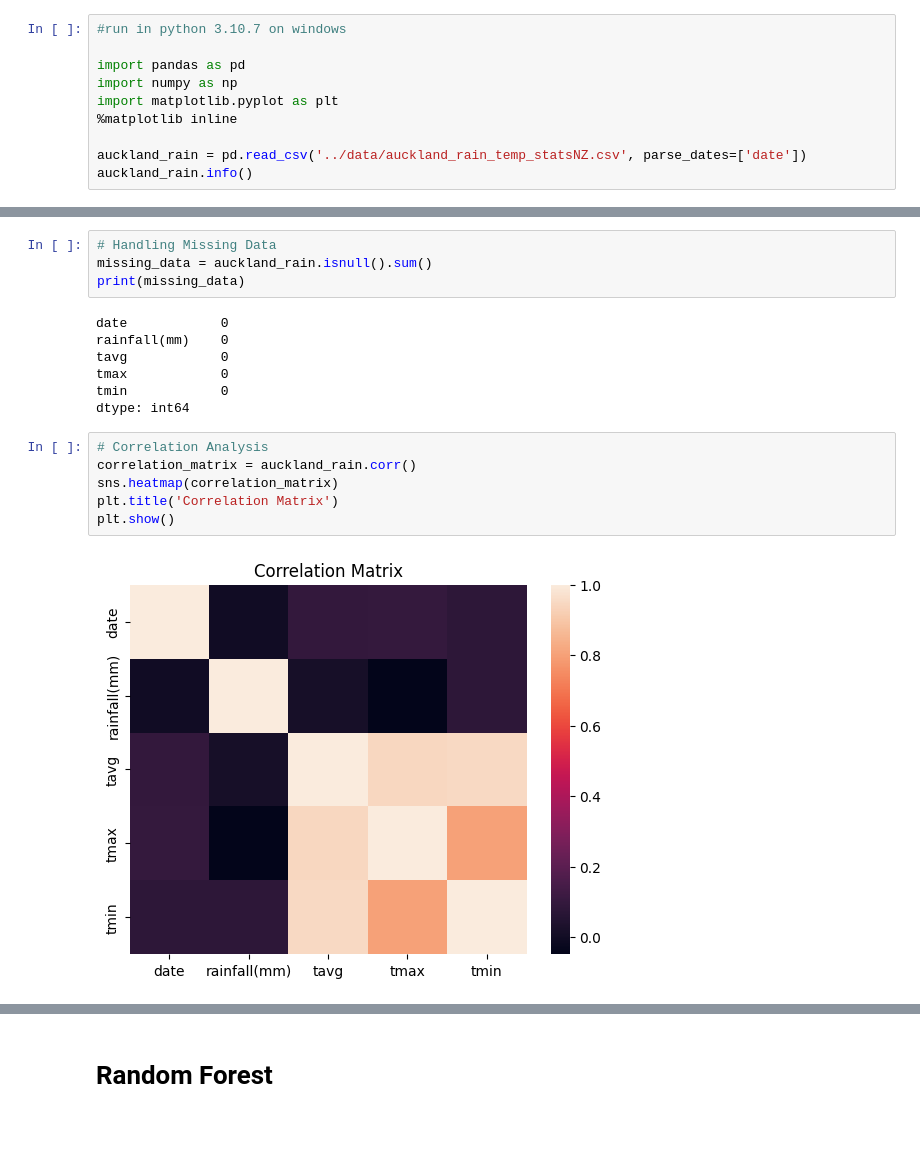
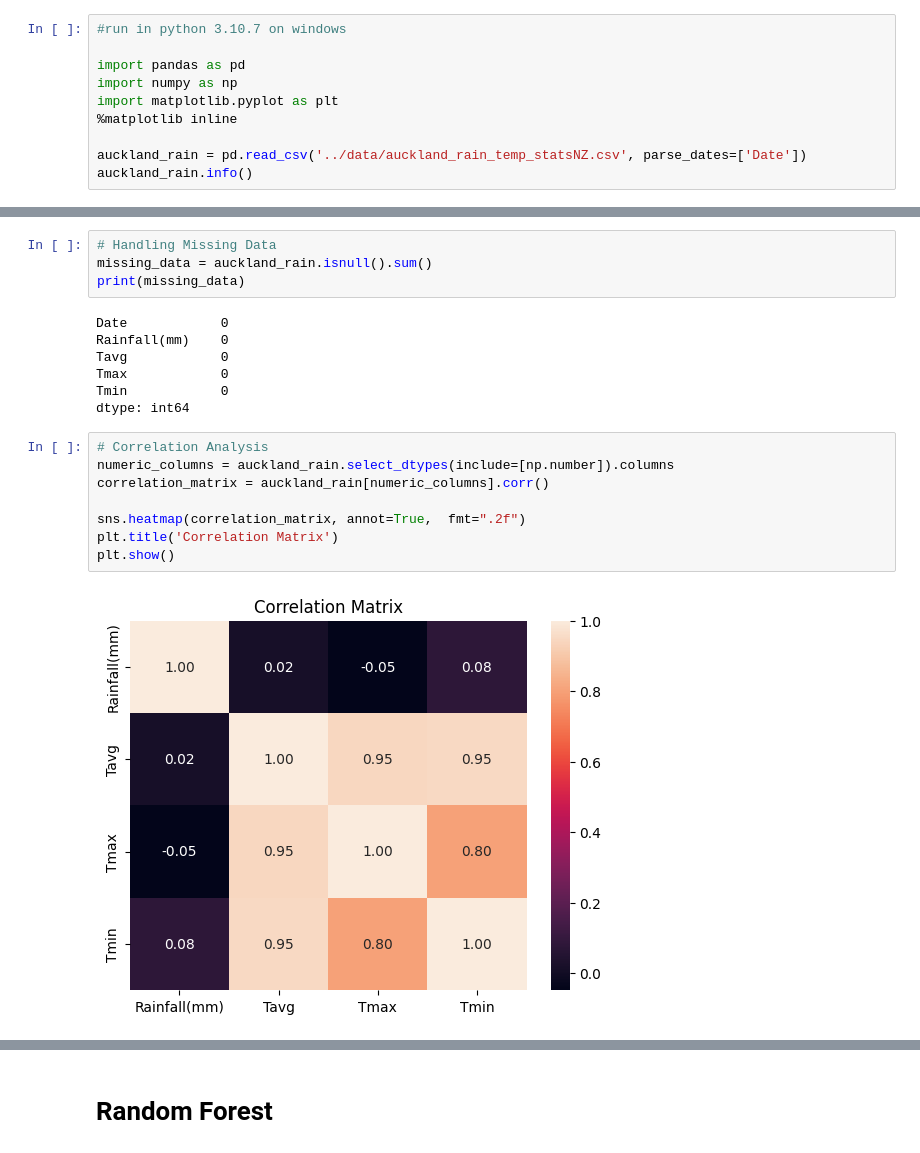
Before and after one commit to YingCG/research-weather-forecast, a Jupyter notebook: MLmodel/rainfall_7days_randomForest.ipynb, the cells around one changed output, grey strips where cells are left out. Drawn from its saved outputs; the diff is of its cells as text.

```diff
--- a/MLmodel/rainfall_7days_randomForest.ipynb
+++ b/MLmodel/rainfall_7days_randomForest.ipynb
@@ -6,7 +6,7 @@ import numpy as np
 import matplotlib.pyplot as plt
 %matplotlib inline
 
-auckland_rain = pd.read_csv('../data/auckland_rain_temp_statsNZ.csv', parse_dates=['date'])
+auckland_rain = pd.read_csv('../data/auckland_rain_temp_statsNZ.csv', parse_dates=['Date'])
 auckland_rain.info()
 # %% [output]
 <class 'pandas.core.frame.DataFrame'>
@@ -92,19 +82,21 @@ plt.show()
 missing_data = auckland_rain.isnull().sum()
 print(missing_data)
 # %% [output]
-date            0
-rainfall(mm)    0
-tavg            0
-tmax            0
-tmin            0
+Date            0
+Rainfall(mm)    0
+Tavg            0
+Tmax            0
+Tmin            0
 dtype: int64
 # %%
 # Correlation Analysis
-correlation_matrix = auckland_rain.corr()
-sns.heatmap(correlation_matrix)
+numeric_columns = auckland_rain.select_dtypes(include=[np.number]).columns
+correlation_matrix = auckland_rain[numeric_columns].corr()
+
+sns.heatmap(correlation_matrix, annot=True,  fmt=".2f")
 plt.title('Correlation Matrix')
 plt.show()
 # %% [output]
-[figure, old version]
+[figure, new version]
 # %%
 # Create lag features for prevous 7 days of rainfall and temperature
```
Also changed, not shown: parts of 16 cells of this notebook, 1 other file.
